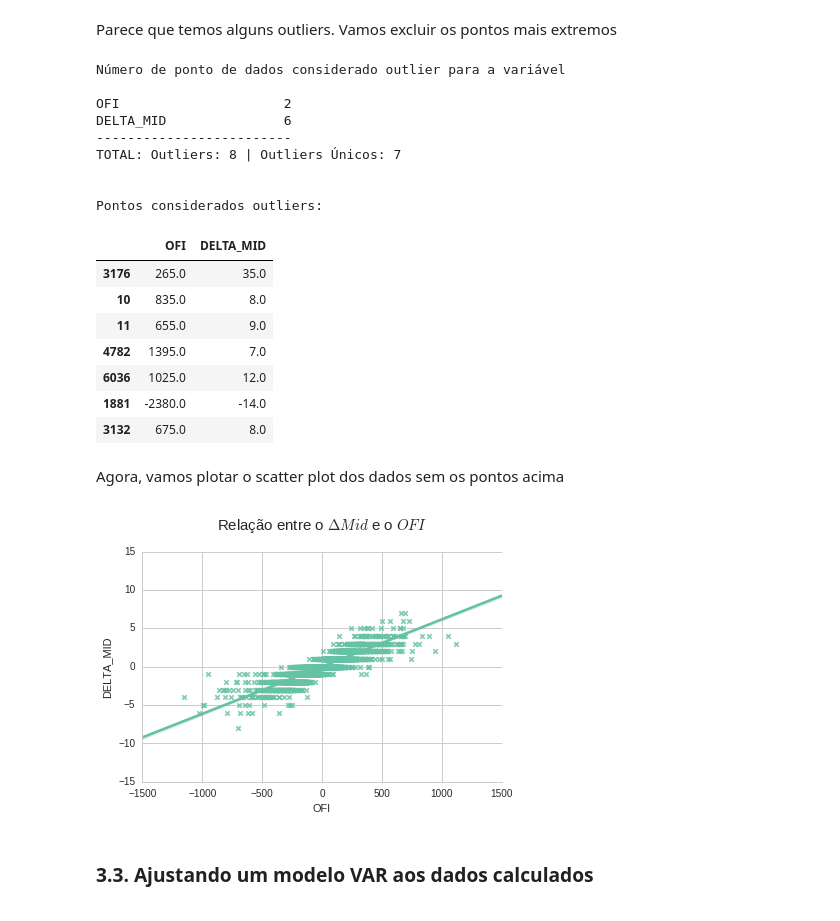
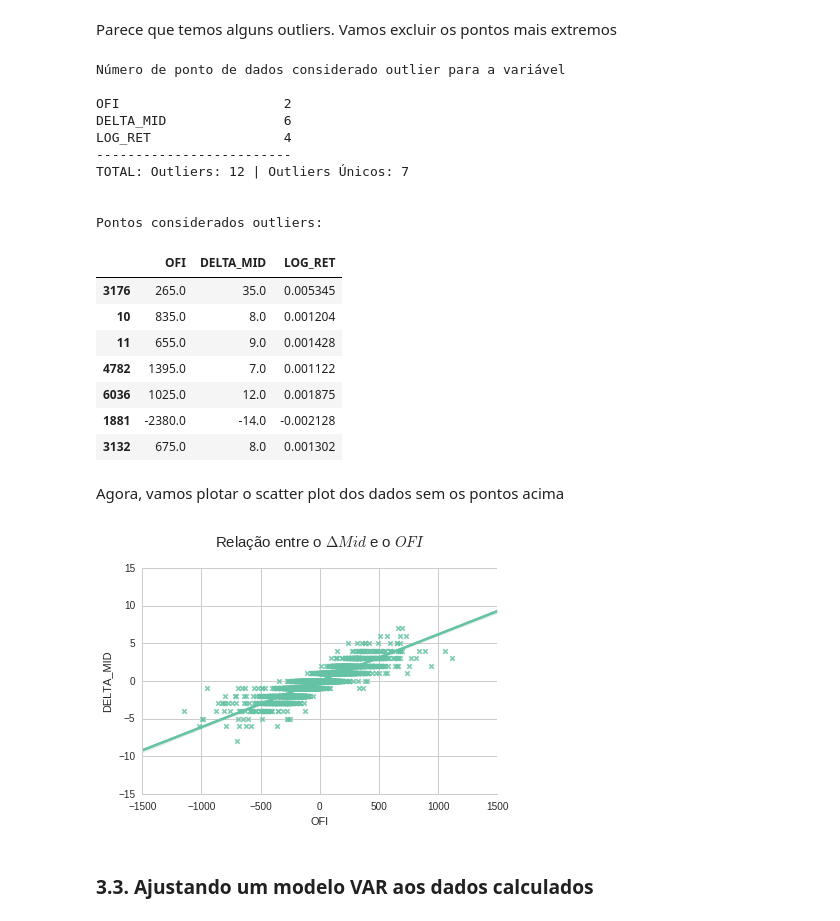
Before and after one commit to ucaiado/VectorAutoregression_Model, a Jupyter notebook: report.ipynb, the cells around one changed output. Cells and saved outputs as stored; diff of their text form; code cells hidden in the pictures.

```diff
--- a/report.ipynb
+++ b/report.ipynb
@@ -396,16 +398,17 @@ import time
 f_start = time.time()
 s_fname = "data/20160913_dol.zip"
 fw_out = open('data/ofi_dol.txt', 'w')
-fw_out.write('TIME\tOFI\tDELTA_MID\n')
+fw_out.write('TIME\tOFI\tDELTA_MID\tLOG_RET\n')
 archive = zipfile.ZipFile(s_fname, 'r')
 f_total = 0.
 f_tot_rows = 0.
 d_best_price = {'BID': (0., 0.), 'ASK': (0., 0.)}
+f_min_time = 10.  # em segundos
 for i, x in enumerate(archive.infolist()):
     # le cada arquivo dentro do arquivo zip (neste caso, ha apenas 1 arquivo)
     f_ofi = 0.
     f_mid = None
-    f_next_time = 9 * 3600 + 10
+    f_next_time = 9 * 3600 + f_min_time
     for idx_row, row in enumerate(csv.DictReader(archive.open(x), delimiter='\t')):
         if idx_row == 0:
             f_first_price = row['Price']
@@ -419,16 +422,18 @@ for i, x in enumerate(archive.infolist()):
                 # imprime resultado
                 s_time = convert_float_to_time(f_next_time)
                 f_change = 0
+                f_logrtn = 0.
                 if f_mid:
                     f_curent_mid = (d_best_price['ASK'][0] + d_best_price['BID'][0])/2.
                     f_change = int((f_curent_mid - f_mid)/0.5)
+                    f_logrtn = np.log((f_curent_mid/f_mid))
                 f_mid = (d_best_price['ASK'][0] + d_best_price['BID'][0])/2.
-                s_out = '{}\t{}\t{}\n'.format(s_time, f_ofi, f_change)
+                s_out = '{}\t{}\t{}\t{}\n'.format(s_time, f_ofi, f_change, f_logrtn)
                 fw_out.write(s_out)
                 # zera valor
                 f_ofi = 0
                  # imprime de 10 em 10 s
-                f_next_time  = (int(f_current_time/10) + 1)*10.
+                f_next_time  = (int(f_current_time/f_min_time) + 1)*f_min_time
             elif abs(f_current_time - f_next_time) > 3600:
                 # new day
                 f_next_time = 9 * 3600
@@ -461,54 +467,57 @@ df.hist(bins=20);
 Parece que temos alguns outliers. Vamos excluir os pontos mais extremos
 # %%
 import numpy as np
-# For each feature find the data points with extreme high or low values
+# Para cada colouna, acha valores extremos maximos e minimos
 d_unique_idx = dict()
+d_iqr = {}
 print u"Número de ponto de dados considerado outlier para a variável\n"
 for feature in df.keys():
 
-    # TODO: Calculate Q1 (25th percentile of the data) for the given feature
+    # Calculate Q1 (25th percentile of the data) for the given feature
     Q1 = np.percentile(df[feature], 1)
 
-    # TODO: Calculate Q3 (75th percentile of the data) for the given feature
+    # Calculate Q3 (75th percentile of the data) for the given feature
     Q3 = np.percentile(df[feature], 90)
 
-    # TODO: Use the interquartile range to calculate an outlier step (1.5 times the interquartile range)
+    # calcula intervalo interquartil e calcula o tamanho para ser outlier
+    d_iqr[feature] = (Q3-Q1)
     step = 1.5*(Q3-Q1)
 
-    # Display the outliers
+    # Mostra outliers
     df_out_lier = df[~((df[feature] >= Q1 - step) & (df[feature] <= Q3 + step))]
     i_nfeatures = df_out_lier.shape[0]
     print "{:18s}\t{:18s}".format(feature, str(i_nfeatures))
     for x in df_out_lier.index:
         if x not in d_unique_idx.keys():
             d_unique_idx[x] = 1
         else:
             d_unique_idx[x] += 1
 
 print "-------------------------"
 print u"TOTAL: Outliers: {} | Outliers Únicos: {}".format(sum(d_unique_idx.values()),
                                                           len(d_unique_idx.keys()))
-# filtering just the repeated outliers
+# filtra dados considerados outliers
 print u"\n\nPontos considerados outliers:"
 df.ix[d_unique_idx.keys(), :]
 # %% [output]
 Número de ponto de dados considerado outlier para a variável
 
 OFI                     2
 DELTA_MID               6
+LOG_RET                 4
 -------------------------
-TOTAL: Outliers: 8 | Outliers Únicos: 7
+TOTAL: Outliers: 12 | Outliers Únicos: 7
 
 
 Pontos considerados outliers:
-|  | OFI | DELTA_MID |
-| 3176 | 265.0 | 35.0 |
-| 10 | 835.0 | 8.0 |
-| 11 | 655.0 | 9.0 |
-| 4782 | 1395.0 | 7.0 |
-| 6036 | 1025.0 | 12.0 |
-| 1881 | -2380.0 | -14.0 |
-| 3132 | 675.0 | 8.0 |
+|  | OFI | DELTA_MID | LOG_RET |
+| 3176 | 265.0 | 35.0 | 0.005345 |
+| 10 | 835.0 | 8.0 | 0.001204 |
+| 11 | 655.0 | 9.0 | 0.001428 |
+| 4782 | 1395.0 | 7.0 | 0.001122 |
+| 6036 | 1025.0 | 12.0 | 0.001875 |
+| 1881 | -2380.0 | -14.0 | -0.002128 |
+| 3132 | 675.0 | 8.0 | 0.001302 |
 # %% [markdown]
 Agora, vamos plotar o scatter plot dos dados sem os pontos acima
 # %%
@@ -517,7 +526,7 @@ df2 = df.loc[[x for x in df.index if x not in d_unique_idx.keys()]]
 ax = sns.lmplot(x="OFI", y="DELTA_MID", data=df2, markers=["x"], palette="Set2", size=4, aspect=1.5)
 ax.ax.set_title(u'Relação entre o $\Delta Mid$ e o $OFI$\n', fontsize=15);
 # %% [output]
-[figure, old version]
+[figure, new version]
 # %% [markdown]
 ### 3.3. Ajustando um modelo VAR aos dados calculados
 # %% [markdown]
```
Also changed, not shown: parts of 27 cells of this notebook, 2 other files.
